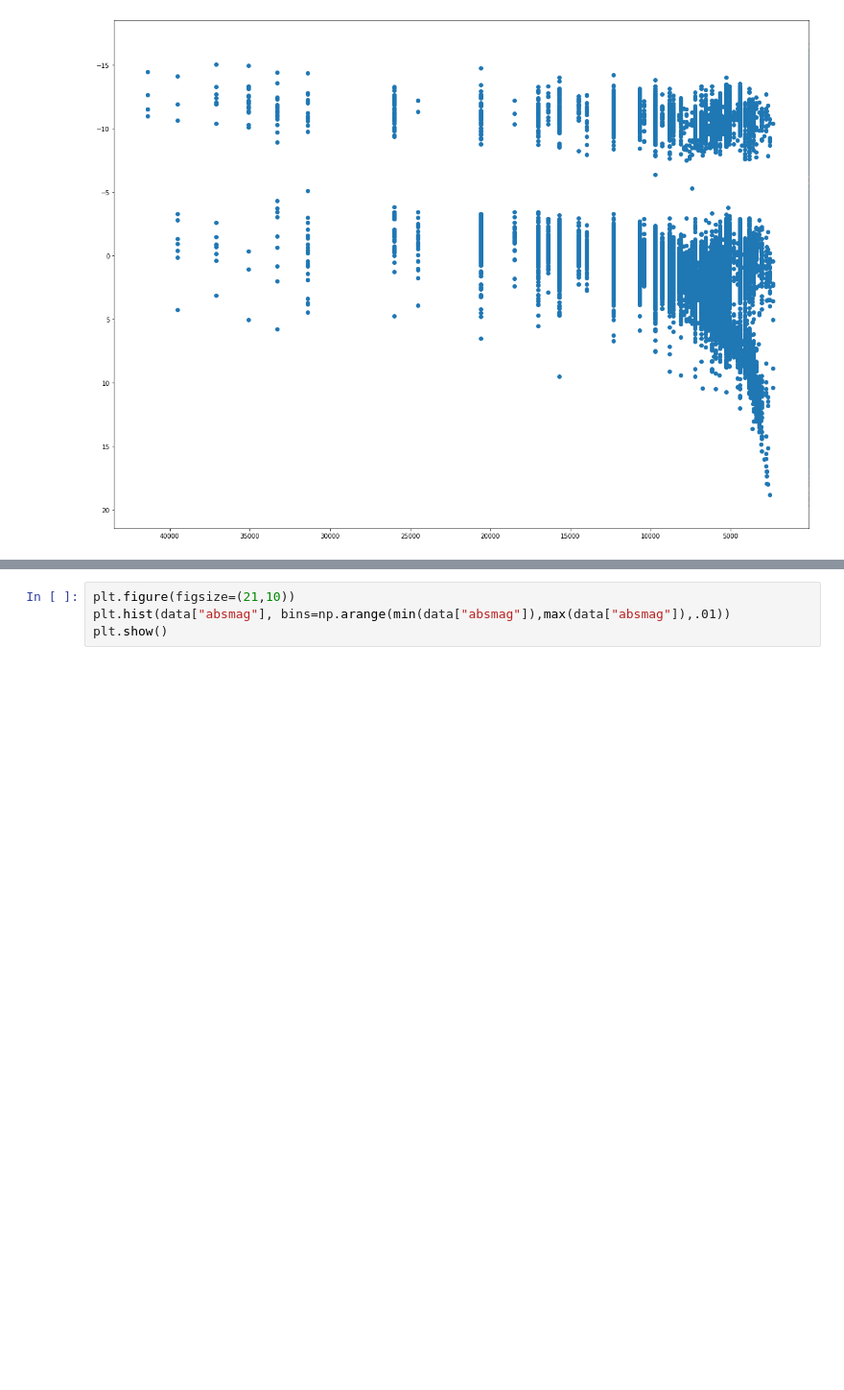
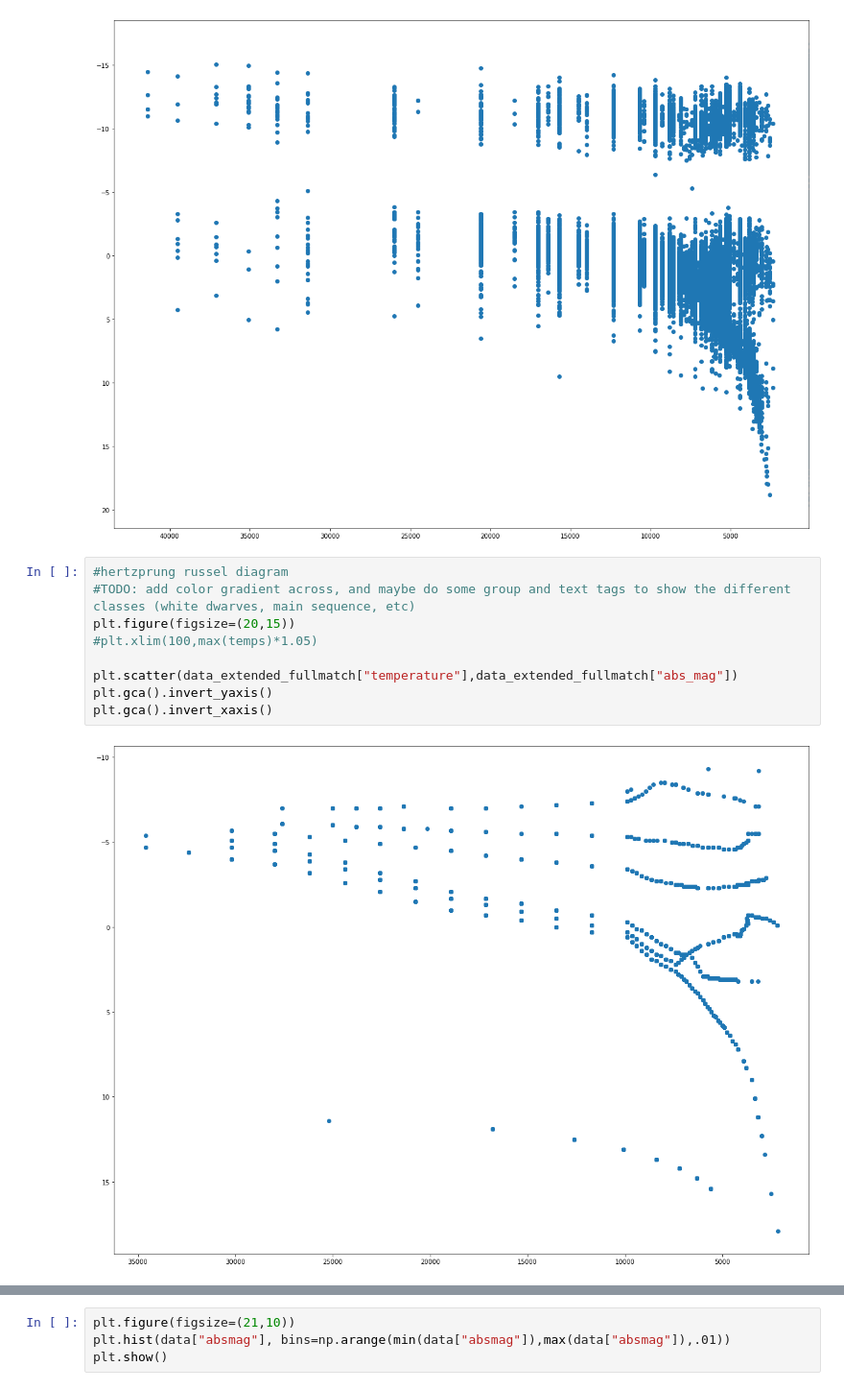
Before and after one commit to Hillcrest-R-D/AstroWorks, a Jupyter notebook: HYG_Stats.ipynb, the cells around one changed output, grey strips where cells are left out. Shown at 96% size. Drawn from its saved outputs; the diff is of its cells as text; blank space fills up the shorter version.

```diff
--- a/HYG_Stats.ipynb
+++ b/HYG_Stats.ipynb
@@ -505,3 +537,14 @@ plt.gca().invert_yaxis()
 plt.gca().invert_xaxis()
 # %% [output]
 [figure]
+# %%
+#hertzprung russel diagram
+#TODO: add color gradient across, and maybe do some group and text tags to show the different classes (white dwarves, main sequence, etc)
+plt.figure(figsize=(20,15))
+#plt.xlim(100,max(temps)*1.05)
+
+plt.scatter(data_extended_fullmatch["temperature"],data_extended_fullmatch["abs_mag"])
+plt.gca().invert_yaxis()
+plt.gca().invert_xaxis()
+# %% [output]
+[figure, added]
```
Also changed, not shown: parts of 7 cells of this notebook, 2 other files.
